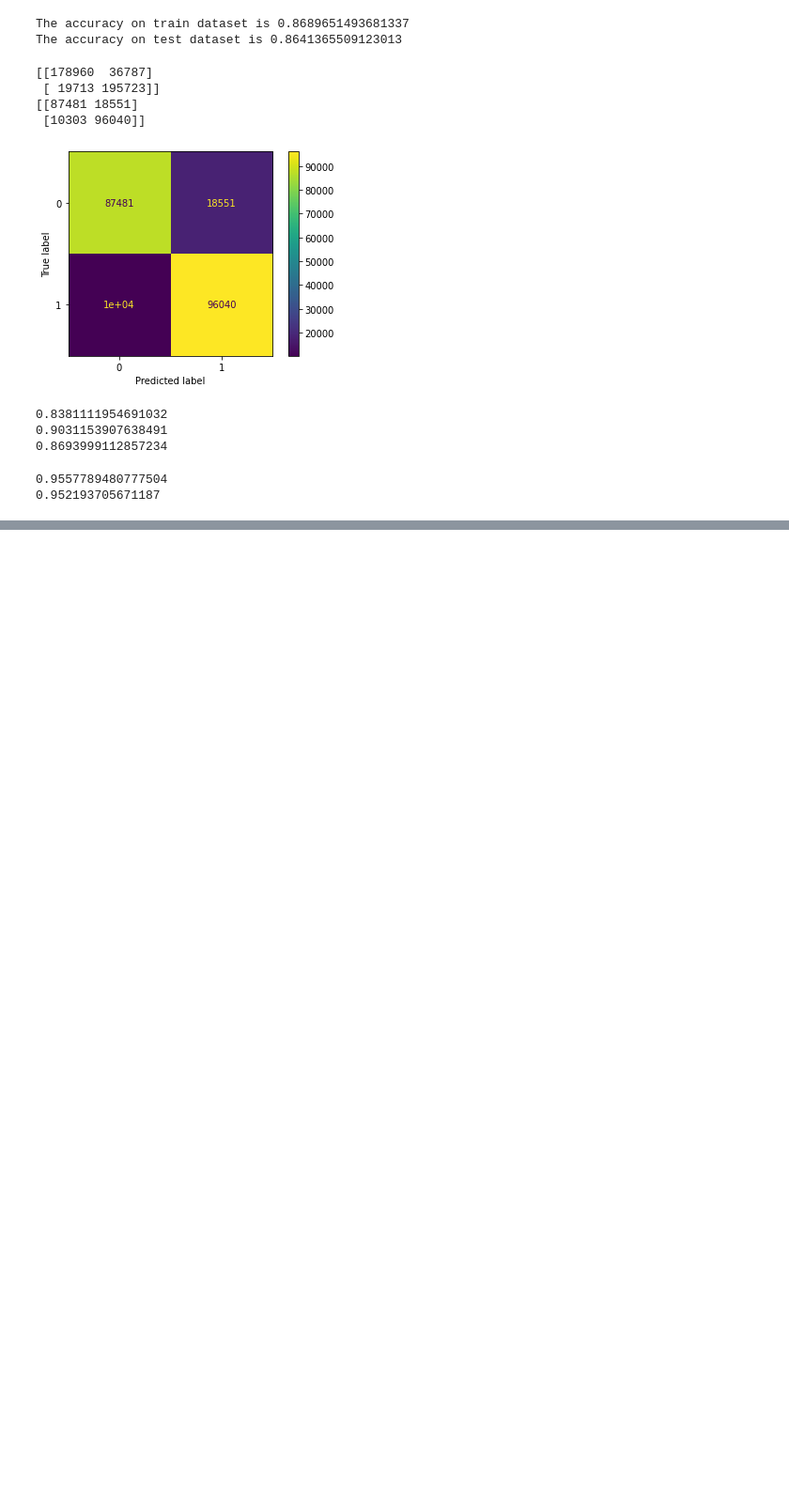
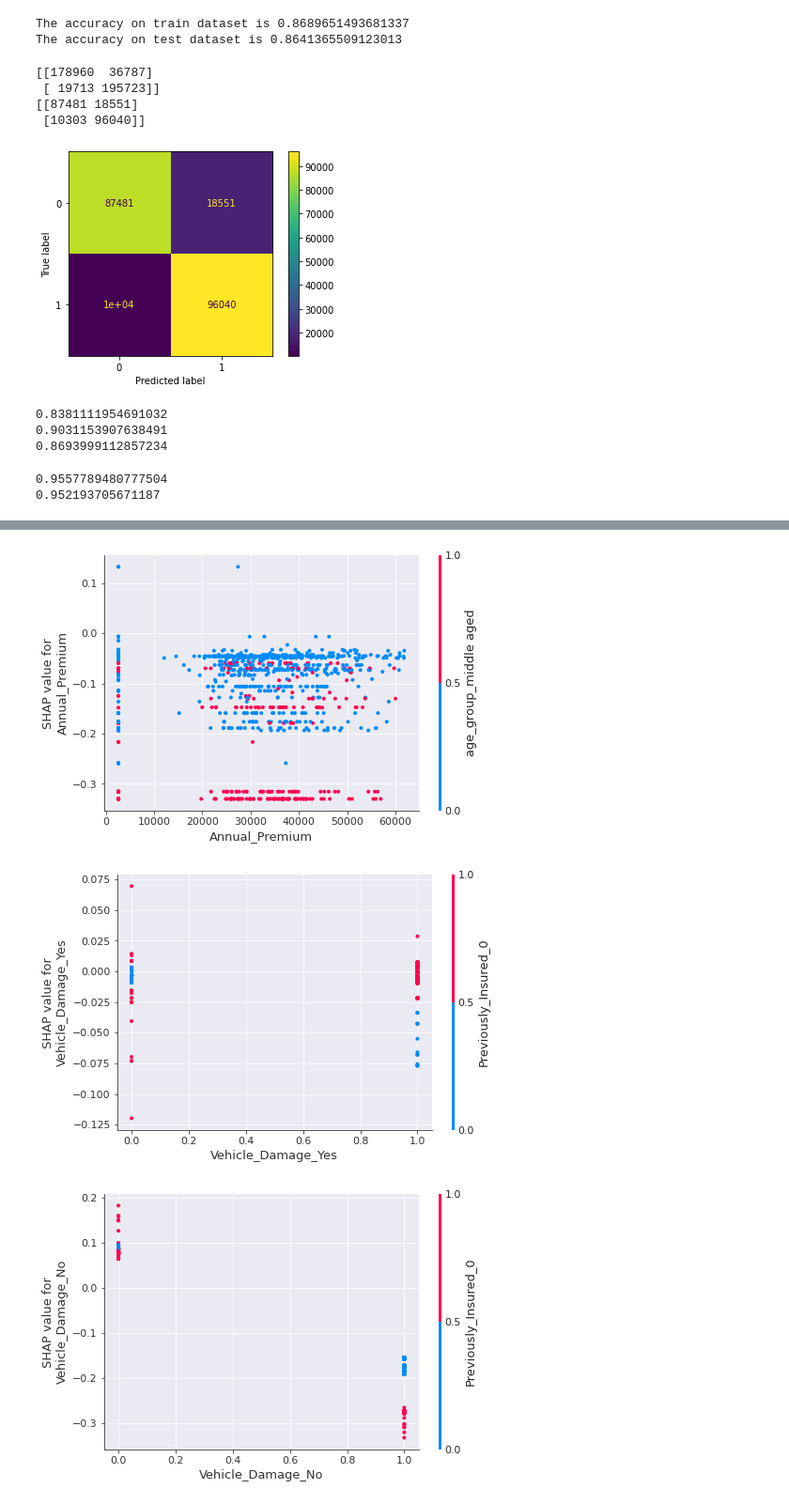
Before and after one commit to chandrakar-shubham/health-insurance-cross-sell-prediction, a Jupyter notebook: HEALTH_INSURANCE_CROSS_SELL_PREDICTION.ipynb, the cells around one changed output, grey strips where cells are left out. Shown at 94% size. Drawn from its saved outputs; the diff is of its cells as text; code cells hidden in the pictures; blank space fills up the shorter version.

```diff
--- a/HEALTH_INSURANCE_CROSS_SELL_PREDICTION.ipynb
+++ b/HEALTH_INSURANCE_CROSS_SELL_PREDICTION.ipynb
@@ -3498,0 +3693,11 @@ Consequently, when you have a data imbalance between positive and negative sampl
+# %%
+#shap dependence plot
+
+top_vars = ['Annual_Premium','Vehicle_Damage_Yes','Vehicle_Damage_No','Vehicle_Age_1-2 Year','Previously_Insured_0']
+
+for elem in top_vars:
+  shap.dependence_plot(elem, shap_values[1], X_train[:1000])
+# %% [output]
+[figure, added]
+[figure, added]
+[figure, added]
```
Also changed, not shown: parts of 406 cells of this notebook.
